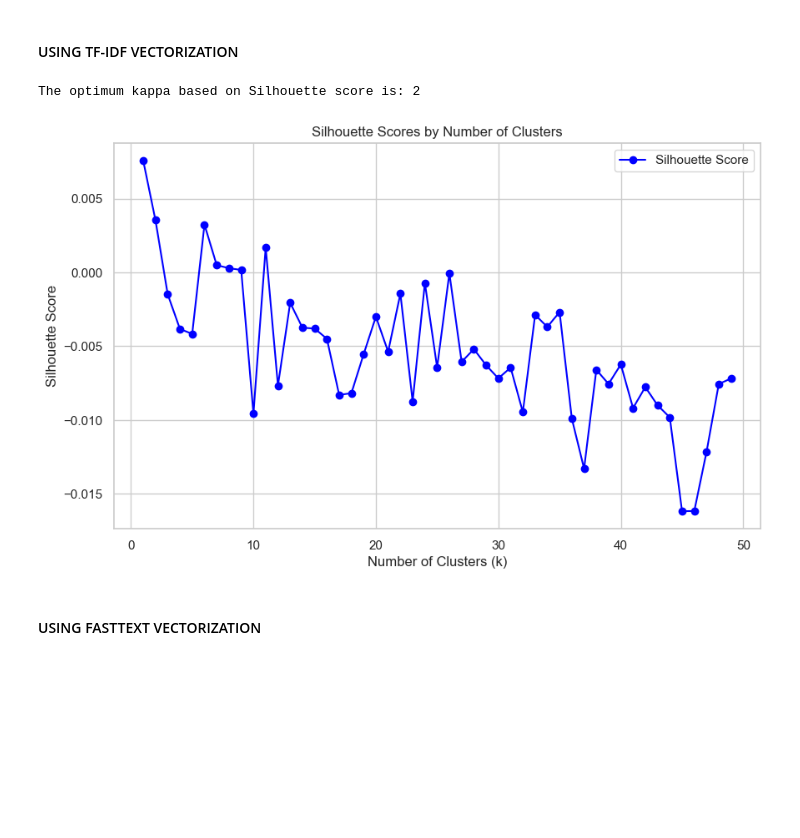
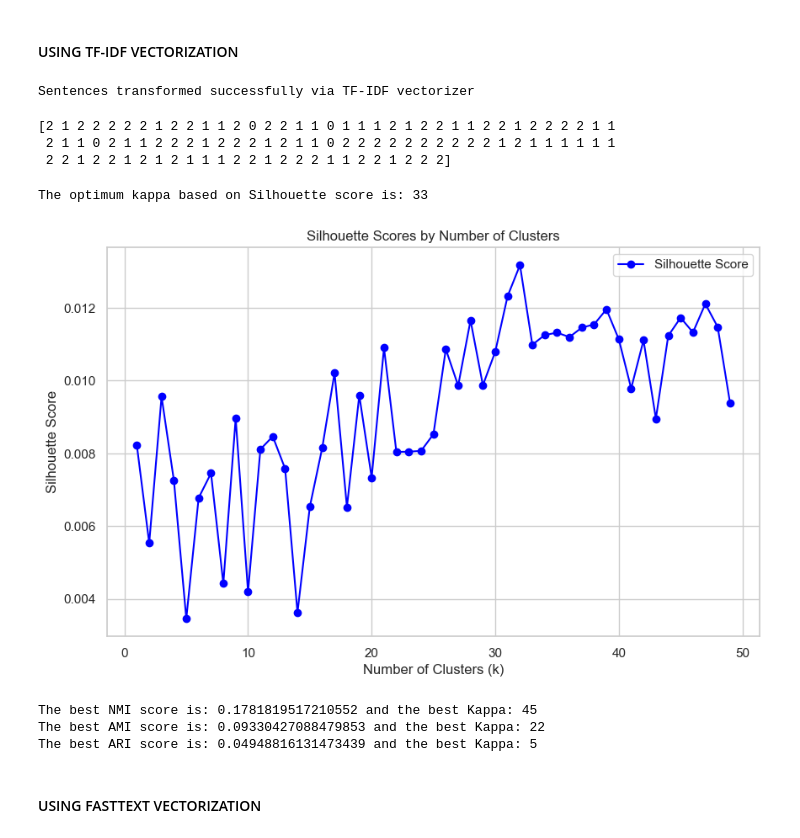
Before and after one commit to Rafimc13/LLM_Research_Topic_Modelling, a Jupyter notebook: Clustering_Techniques.ipynb, the cells around one changed output. Cells and saved outputs as stored; diff of their text form; code cells hidden in the pictures; blank space fills up the shorter version.

Commit message:
feat: new features regarding the clustering techniques-refactor the code

```diff
--- a/Clustering_Techniques.ipynb
+++ b/Clustering_Techniques.ipynb
@@ -20,15 +22,23 @@ The length of the dataset is: 50000
 ### CREATE THE NECESSARY UTILS FOR PREPARING THE DATA
 # %%
 import pandas as pd
+import numpy as np
+import spacy
+from sklearn.preprocessing import LabelEncoder
 from langdetect import detect, DetectorFactory
 from collections import Counter
 
 # keep a sample of our dataset
-df = initial_df.sample(1000)
+df = initial_df.sample(100)
 #define the length of the dataset
 length_of_data = len(df)
 # define the column which contains the comments
 text_col = 'review'
+
+# Initialize the LabelEncoder
+label_encoder = LabelEncoder()
+# Convert the string labels to integer labels
+labels = label_encoder.fit_transform(df['sentiment'])
 
 # ensure consistent results across different runs
 DetectorFactory.seed = 0
@@ -56,5 +66,13 @@ most_common_lang = Counter(df['language']).most_common(1)[0][0]
 lang_of_dataset = most_common_lang
 
 print(f"The language of the dataset is: {lang_of_dataset}")
+
+# load the proper model based on the language of the dataset
+if lang_of_dataset == 'el':
+    name_of_pretrained_model = 'el_core_news_sm'
+else:
+    name_of_pretrained_model = 'en_core_web_sm'
+
+nlp = spacy.load(name_of_pretrained_model)
 # %% [output]
 The language of the dataset is: en
@@ -106,14 +86,34 @@ We are going to implement the original KMeans without using any constraints. For
 #### USING TF-IDF VECTORIZATION
 # %%
 from clustering_algorithms.kmeans import calc_kmeans
+from utils.calc_tf_idf_features import calc_tf_idf_vectors
+
+# define the corpus
+corpus = initial_df.loc[:1000, text_col].to_list()
+
+# calc TF-IDF features
+transformed_data_tfidf = calc_tf_idf_vectors(corpus, df[text_col], nlp)
+
 max_num_of_clusters = 50
-labels = df['sentiment'].to_list()
 
 # calculate the optimun kappa with KMeans via Silhouette score and using TF-IDF
-kappa_kmeans_tfidf, scores_kmeans_tfidf, statistic_values_nmi, statistic_values_ari, statistic_values_ami = calc_kmeans(transformed_data_tfidf, max_num_of_clusters, labels)
+kappa_kmeans_ft, scores_kmeans_ft, statistic_values_nmi, statistic_values_ari, statistic_values_ami = calc_kmeans(
+    transformed_data_tfidf, max_num_of_clusters, true_labels=labels)
+
+# print the scores NMI, AMI, ARI
+print(f'The best NMI score is: {np.max(statistic_values_nmi)} and the best Kappa: {np.argmax(statistic_values_nmi) }')
+print(f'The best AMI score is: {np.max(statistic_values_ami)} and the best Kappa: {np.argmax(statistic_values_ami) }')
+print(f'The best ARI score is: {np.max(statistic_values_ari)} and the best Kappa: {np.argmax(statistic_values_ari) }')
 # %% [output]
-The optimum kappa based on Silhouette score is: 2
+Sentences transformed successfully via TF-IDF vectorizer
+[2 1 2 2 2 2 2 1 2 2 1 1 2 0 2 2 1 1 0 1 1 1 2 1 2 2 1 1 2 2 1 2 2 2 2 1 1
+ 2 1 1 0 2 1 1 2 2 2 1 2 2 2 1 2 1 1 0 2 2 2 2 2 2 2 2 2 2 1 2 1 1 1 1 1 1
+ 2 2 1 2 2 1 2 1 2 1 1 1 2 2 1 2 2 2 1 1 2 2 1 2 2 2]
+The optimum kappa based on Silhouette score is: 33
-[figure, old version]
+[figure, new version]
+The best NMI score is: 0.1781819517210552 and the best Kappa: 45
+The best AMI score is: 0.09330427088479853 and the best Kappa: 22
+The best ARI score is: 0.04948816131473439 and the best Kappa: 5
 # %% [markdown]
 #### USING FASTTEXT VECTORIZATION
 # %%
```
Also changed, not shown: parts of 14 cells of this notebook, 4 other files.
